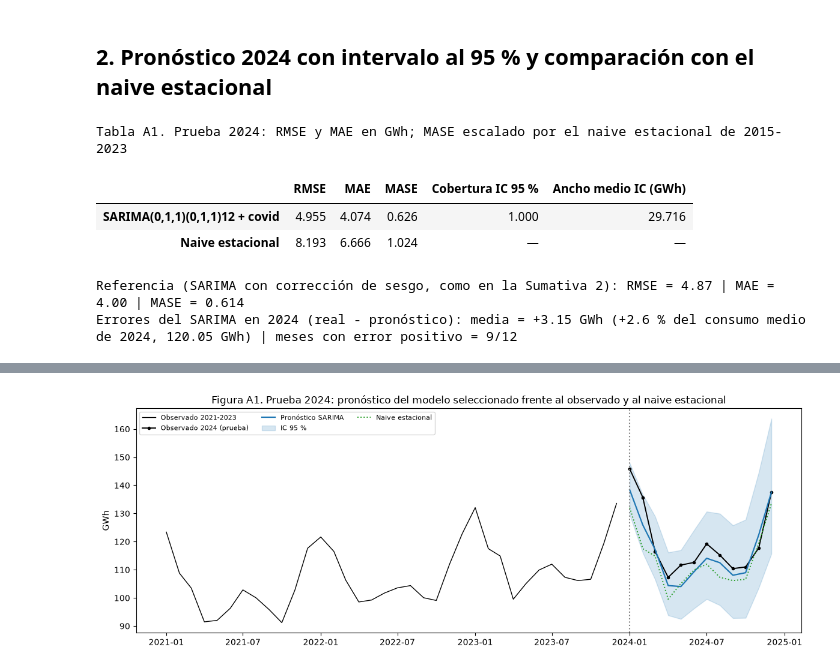
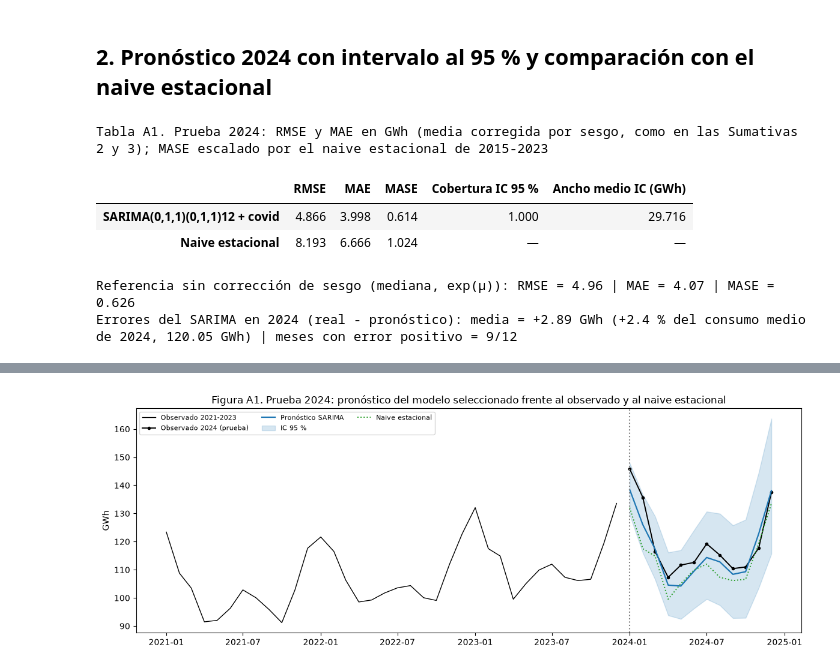
Before and after one commit to robertomoncada-blip/Magister_ciencia_datos, a Jupyter notebook: MCDI505/notebooks/mcdi505_s4rmoncada_anexo_preliminar.ipynb, the cells around one changed output, grey strips where cells are left out. Cells and saved outputs as stored; diff of their text form; code cells hidden in the pictures.

```diff
--- a/MCDI505/notebooks/mcdi505_s4rmoncada_anexo_preliminar.ipynb
+++ b/MCDI505/notebooks/mcdi505_s4rmoncada_anexo_preliminar.ipynb
@@ -112,45 +112,46 @@ media_log = pron.predicted_mean
 ic_log = pron.conf_int(alpha=0.05)
 sd_log = (ic_log.iloc[:, 1] - media_log) / 1.96
 
-# Retransformación a GWh con exp(μ), igual que en la Sumativa 3; la corrección de sesgo exp(μ + σ²/2) se informa como referencia
-pron_sarima = np.exp(media_log)
-pron_sarima_sesgo = np.exp(media_log + sd_log ** 2 / 2)
+# Retransformación a GWh con la media corregida por sesgo, exp(μ + σ²/2), como en las Sumativas 2 y 3 (métricas comparables
+# entre semanas); exp(μ), la mediana, se informa como referencia. Los intervalos se retransforman sin corrección.
+pron_sarima = np.exp(media_log + sd_log ** 2 / 2)
+pron_sarima_mediana = np.exp(media_log)
 inf_95, sup_95 = np.exp(ic_log.iloc[:, 0]), np.exp(ic_log.iloc[:, 1])
 naive = y["2023-01":"2023-12"].to_numpy()          # naive estacional: repite 2023
 
 
 def metricas(real, pred, y_entrenamiento, m=S):
     """RMSE y MAE en GWh; MASE escalado por el MAE del naive estacional dentro del entrenamiento (Hyndman y Athanasopoulos, 2021, §5.8)."""
     e = np.asarray(real, float) - np.asarray(pred, float)
     yt = np.asarray(y_entrenamiento, float)
     escala = np.mean(np.abs(yt[m:] - yt[:-m]))
     return {"RMSE": float(np.sqrt(np.mean(e ** 2))), "MAE": float(np.mean(np.abs(e))), "MASE": float(np.mean(np.abs(e)) / escala)}
 
 
 tabla = pd.DataFrame({
     "SARIMA(0,1,1)(0,1,1)12 + covid": metricas(y_test, pron_sarima, y_train),
     "Naive estacional": metricas(y_test, naive, y_train),
 }).T
 tabla["Cobertura IC 95 %"] = [np.mean((y_test >= inf_95) & (y_test <= sup_95)), np.nan]
 tabla["Ancho medio IC (GWh)"] = [float(np.mean(sup_95 - inf_95)), np.nan]
-print("Tabla A1. Prueba 2024: RMSE y MAE en GWh; MASE escalado por el naive estacional de 2015-2023")
+print("Tabla A1. Prueba 2024: RMSE y MAE en GWh (media corregida por sesgo, como en las Sumativas 2 y 3); MASE escalado por el naive estacional de 2015-2023")
 display(tabla.round(3).astype(object).where(tabla.notna(), "—"))
 
-m_sesgo = metricas(y_test, pron_sarima_sesgo, y_train)
-print(f"Referencia (SARIMA con corrección de sesgo, como en la Sumativa 2): RMSE = {m_sesgo['RMSE']:.2f} | "
-      f"MAE = {m_sesgo['MAE']:.2f} | MASE = {m_sesgo['MASE']:.3f}")
+m_med = metricas(y_test, pron_sarima_mediana, y_train)
+print(f"Referencia sin corrección de sesgo (mediana, exp(μ)): RMSE = {m_med['RMSE']:.2f} | "
+      f"MAE = {m_med['MAE']:.2f} | MASE = {m_med['MASE']:.3f}")
 
 error = y_test.to_numpy() - pron_sarima.to_numpy()
 print(f"Errores del SARIMA en 2024 (real - pronóstico): media = {error.mean():+.2f} GWh "
       f"({100 * error.mean() / y_test.mean():+.1f} % del consumo medio de 2024, {y_test.mean():.2f} GWh) | "
       f"meses con error positivo = {(error > 0).sum()}/{H}")
 # %% [output]
-Tabla A1. Prueba 2024: RMSE y MAE en GWh; MASE escalado por el naive estacional de 2015-2023
+Tabla A1. Prueba 2024: RMSE y MAE en GWh (media corregida por sesgo, como en las Sumativas 2 y 3); MASE escalado por el naive estacional de 2015-2023
 |  | RMSE | MAE | MASE | Cobertura IC 95 % | Ancho medio IC (GWh) |
-| SARIMA(0,1,1)(0,1,1)12 + covid | 4.955 | 4.074 | 0.626 | 1.000 | 29.716 |
+| SARIMA(0,1,1)(0,1,1)12 + covid | 4.866 | 3.998 | 0.614 | 1.000 | 29.716 |
 | Naive estacional | 8.193 | 6.666 | 1.024 | — | — |
-Referencia (SARIMA con corrección de sesgo, como en la Sumativa 2): RMSE = 4.87 | MAE = 4.00 | MASE = 0.614
-Errores del SARIMA en 2024 (real - pronóstico): media = +3.15 GWh (+2.6 % del consumo medio de 2024, 120.05 GWh) | meses con error positivo = 9/12
+Referencia sin corrección de sesgo (mediana, exp(μ)): RMSE = 4.96 | MAE = 4.07 | MASE = 0.626
+Errores del SARIMA en 2024 (real - pronóstico): media = +2.89 GWh (+2.4 % del consumo medio de 2024, 120.05 GWh) | meses con error positivo = 9/12
 # %%
 detalle = pd.DataFrame({
     "Observado (GWh)": y_test,
```
Also changed, not shown: parts of 5 cells of this notebook, 1 other file.
